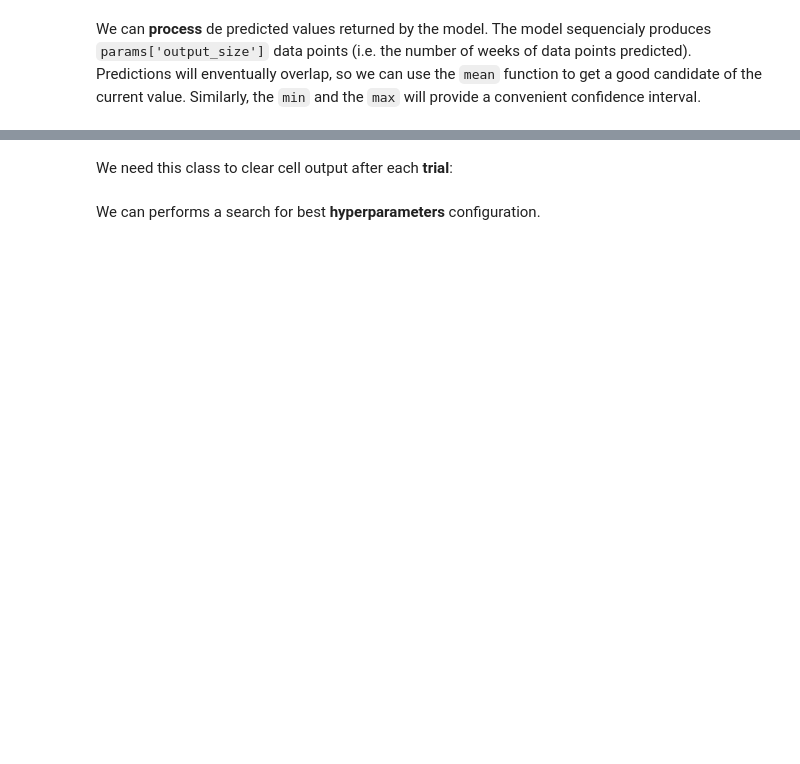
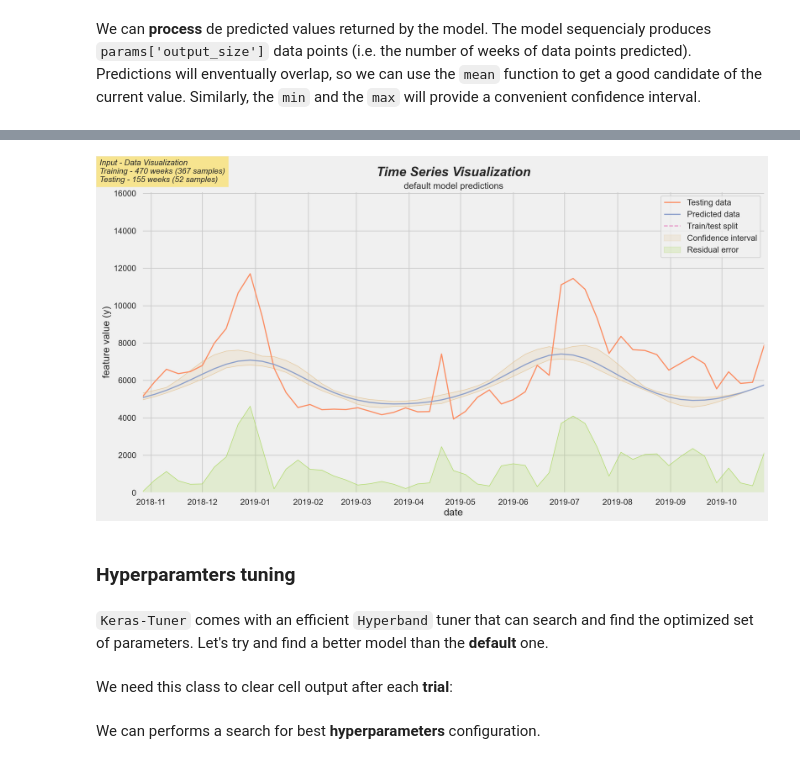
Before and after one commit to braibaud/blog, a Jupyter notebook: _notebooks/2021-05-31-LSTM timeseries forecasting with Keras Tuner.ipynb, the cells around one changed output, grey strips where cells are left out. Cells and saved outputs as stored; diff of their text form; code cells hidden in the pictures; blank space fills up the shorter version.

```diff
--- a/_notebooks/2021-05-31-LSTM timeseries forecasting with Keras Tuner.ipynb
+++ b/_notebooks/2021-05-31-LSTM timeseries forecasting with Keras Tuner.ipynb
@@ -647,3 +647,3 @@ Let's zoom in and focus on the **last 4 years** of data.
 # %%
-ending_window_nb = 4*params['testing_size']
-ending_window_size = dt.timedelta(weeks=ending_window_nb)
+def get_n_weeks_window(n_weeks):
+    return dt.timedelta(weeks=n_weeks)
@@ -734,11 +734,20 @@ def process_predictions(data, X, y, scaler_out, model):
     data_pre['yhat_lower'] = pd.DataFrame(predictions).min().values
     data_pre['yhat_upper'] = pd.DataFrame(predictions).max().values
     data_pre['yhat'] = pd.DataFrame(predictions).mean().values
+    data_pre['yhat_last'] = predictions[-1]
     data_pre['residual'] = abs(data_pre['yhat'] - data_pre['y'])
 
-    return data_pre, df_scores, y_true_array, y_pred_array, predictions
+    pred = {
+        'df': data_pre,
+        'scores': df_scores,
+        'y_true': y_true_array,
+        'y_pred': y_pred_array,
+        'predictions': predictions
+    }
+
+    return pred
 # %%
-df_default_pre, df_default_scores, y_true_array, y_pred_array, predictions = process_predictions(
+pred_default = process_predictions(
     data=df,
     X=X,
     y=y,
@@ -791,3 +782,32 @@ mwvh.plot_time_series(
+# %%
+mwvh.plot_time_series(
+    title='Time Series Visualization',
+    subtitle='default model predictions',
+    name=('Input - Data Visualization{0}' +
+          'Training - {1} weeks ({2} samples){0}' +
+          'Testing - {3} weeks ({4} samples)').format(
+            '\n',
+             df_train.shape[0],
+             X_train.shape[0],
+             df_test.shape[0],
+             X_test.shape[0]),
+    #training=df_train,
+    testing=df_test,
+    confidence=pred_default['df'],
+    confidence_label='Confidence interval',
+    prediction=pred_default['df'],
+    prediction_col='yhat',
+    residual=pred_default['df'],
+    residual_label='Residual error',
+    ylabel='feature value (y)',
+    split=threshold_date,
+    window_size=get_n_weeks_window(4*params['output_size']))
+# %% [output]
+[figure, added]
+# %% [markdown]
+### Hyperparamters tuning
+# %% [markdown]
+`Keras-Tuner` comes with an efficient `Hyperband` tuner that can search and find the optimized set of parameters. Let's try and find a better model than the **default** one.
 # %% [markdown]
 We need this class to clear cell output after each **trial**:
 # %%
```
Also changed, not shown: parts of 22 cells of this notebook.
